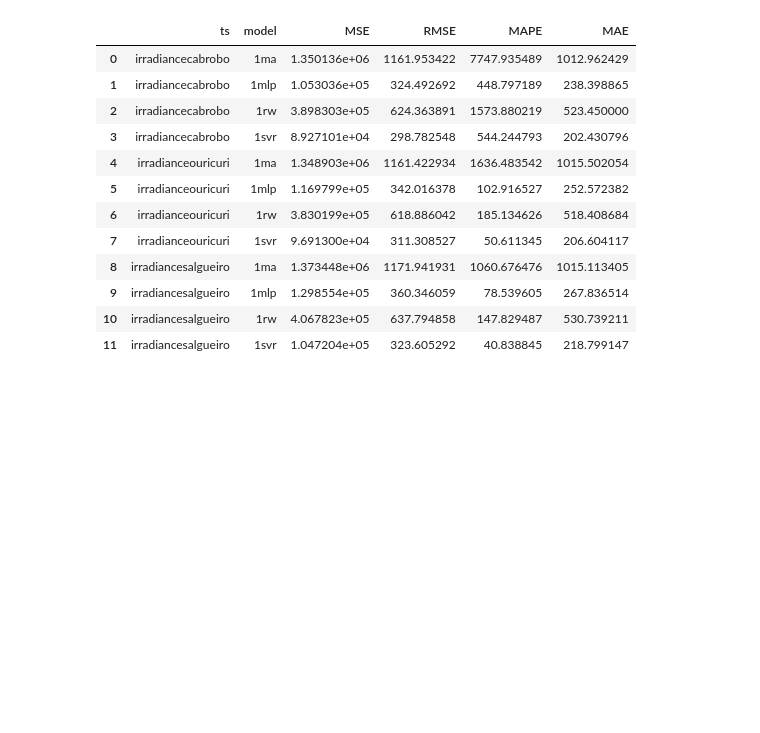
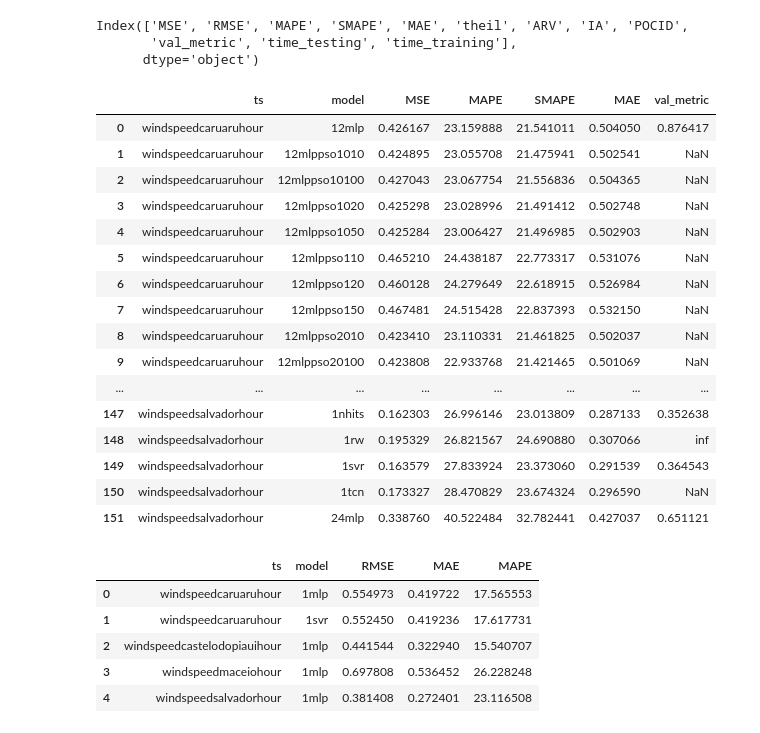
Before and after one commit to domingos108/experiments, a Jupyter notebook: notebook/calculate_metrics.ipynb, the cells around one changed output. Drawn from its saved outputs; the diff is of its cells as text; code cells hidden in the pictures; blank space fills up the shorter version.

```diff
--- a/notebook/calculate_metrics.ipynb
+++ b/notebook/calculate_metrics.ipynb
@@ -5,6 +5,6 @@ from metrics import metrics
 from model import generics
 from scipy.stats import wilcoxon
 pd.set_option('display.max_rows', 2000)
-
+pd.set_option('display.max_columns', 2000)
 %load_ext autoreload
 %autoreload 2
@@ -11,4 +14,4 @@ pd.set_option('display.max_rows', 2000)
 # %%
-experiment_id = 'irradiance'
+experiment_id = 'hourwindspeed'
 # %%
-df_mean_metrics, df_all_metrics, df_prevs = metrics.open_fold_result(experiment_id)
+df_mean_metrics, df_all_metrics, df_prevs = metrics.open_fold_result(experiment_id, normalize=False)
@@ -14,0 +34,26 @@ df_mean_metrics, df_all_metrics, df_prevs = metrics.open_fold_result(experiment_
+# %%
+df_mean_metrics.columns
+# %% [output]
+Index(['MSE', 'RMSE', 'MAPE', 'SMAPE', 'MAE', 'theil', 'ARV', 'IA', 'POCID',
+       'val_metric', 'time_testing', 'time_training'],
+      dtype='object')
+# %%
+df_mean_metrics.reset_index().sort_values(['ts', 'model'])[['ts', 'model', "MSE", 'MAPE', 'SMAPE', 'MAE', 'val_metric']]
+# %% [output]
+|  | ts | model | MSE | MAPE | SMAPE | MAE | val_metric |
+| 0 | windspeedcaruaruhour | 12mlp | 0.426167 | 23.159888 | 21.541011 | 0.504050 | 0.876417 |
+| 1 | windspeedcaruaruhour | 12mlppso1010 | 0.424895 | 23.055708 | 21.475941 | 0.502541 | NaN |
+| 2 | windspeedcaruaruhour | 12mlppso10100 | 0.427043 | 23.067754 | 21.556836 | 0.504365 | NaN |
+| 3 | windspeedcaruaruhour | 12mlppso1020 | 0.425298 | 23.028996 | 21.491412 | 0.502748 | NaN |
+| 4 | windspeedcaruaruhour | 12mlppso1050 | 0.425284 | 23.006427 | 21.496985 | 0.502903 | NaN |
+| 5 | windspeedcaruaruhour | 12mlppso110 | 0.465210 | 24.438187 | 22.773317 | 0.531076 | NaN |
+| 6 | windspeedcaruaruhour | 12mlppso120 | 0.460128 | 24.279649 | 22.618915 | 0.526984 | NaN |
+| 7 | windspeedcaruaruhour | 12mlppso150 | 0.467481 | 24.515428 | 22.837393 | 0.532150 | NaN |
+| 8 | windspeedcaruaruhour | 12mlppso2010 | 0.423410 | 23.110331 | 21.461825 | 0.502037 | NaN |
+| 9 | windspeedcaruaruhour | 12mlppso20100 | 0.423808 | 22.933768 | 21.421465 | 0.501069 | NaN |
+| ... | ... | ... | ... | ... | ... | ... | ... |
+| 147 | windspeedsalvadorhour | 1nhits | 0.162303 | 26.996146 | 23.013809 | 0.287133 | 0.352638 |
+| 148 | windspeedsalvadorhour | 1rw | 0.195329 | 26.821567 | 24.690880 | 0.307066 | inf |
+| 149 | windspeedsalvadorhour | 1svr | 0.163579 | 27.833924 | 23.373060 | 0.291539 | 0.364543 |
+| 150 | windspeedsalvadorhour | 1tcn | 0.173327 | 28.470829 | 23.674324 | 0.296590 | NaN |
+| 151 | windspeedsalvadorhour | 24mlp | 0.338760 | 40.522484 | 32.782441 | 0.427037 | 0.651121 |
@@ -15,21 +71,13 @@ df_mean_metrics, df_all_metrics, df_prevs = metrics.open_fold_result(experiment_
 # %%
-df_mean_metrics.reset_index().sort_values(by=['ts', 'model'])[
-    ['ts', 'model', 'MSE' ,'RMSE',	'MAPE', 'MAE']
-] #721.123525	26.853743	63.562772	20.192241
+#df_mean_metrics[filters.values].reset_index().sort_values(by=['ts', 'model'])[['ts', 'model', 'RMSE', 'SMAPE', 'MAE']]
+df_mean_metrics.reset_index().sort_values(by=['ts', 'model'])[['ts', 'model', 'RMSE',  'MAE' ,'MAPE']]
 # %% [output]
-|  | ts | model | MSE | RMSE | MAPE | MAE |
-| 0 | irradiancecabrobo | 1ma | 1.350136e+06 | 1161.953422 | 7747.935489 | 1012.962429 |
-| 1 | irradiancecabrobo | 1mlp | 1.053036e+05 | 324.492692 | 448.797189 | 238.398865 |
-| 2 | irradiancecabrobo | 1rw | 3.898303e+05 | 624.363891 | 1573.880219 | 523.450000 |
-| 3 | irradiancecabrobo | 1svr | 8.927101e+04 | 298.782548 | 544.244793 | 202.430796 |
-| 4 | irradianceouricuri | 1ma | 1.348903e+06 | 1161.422934 | 1636.483542 | 1015.502054 |
-| 5 | irradianceouricuri | 1mlp | 1.169799e+05 | 342.016378 | 102.916527 | 252.572382 |
-| 6 | irradianceouricuri | 1rw | 3.830199e+05 | 618.886042 | 185.134626 | 518.408684 |
-| 7 | irradianceouricuri | 1svr | 9.691300e+04 | 311.308527 | 50.611345 | 206.604117 |
-| 8 | irradiancesalgueiro | 1ma | 1.373448e+06 | 1171.941931 | 1060.676476 | 1015.113405 |
-| 9 | irradiancesalgueiro | 1mlp | 1.298554e+05 | 360.346059 | 78.539605 | 267.836514 |
-| 10 | irradiancesalgueiro | 1rw | 4.067823e+05 | 637.794858 | 147.829487 | 530.739211 |
-| 11 | irradiancesalgueiro | 1svr | 1.047204e+05 | 323.605292 | 40.838845 | 218.799147 |
+|  | ts | model | RMSE | MAE | MAPE |
+| 0 | windspeedcaruaruhour | 1mlp | 0.554973 | 0.419722 | 17.565553 |
+| 1 | windspeedcaruaruhour | 1svr | 0.552450 | 0.419236 | 17.617731 |
+| 2 | windspeedcastelodopiauihour | 1mlp | 0.441544 | 0.322940 | 15.540707 |
+| 3 | windspeedmaceiohour | 1mlp | 0.697808 | 0.536452 | 26.228248 |
+| 4 | windspeedsalvadorhour | 1mlp | 0.381408 | 0.272401 | 23.116508 |
 # %%
 metric = 'RMSE'
 
```
Also changed, not shown: parts of 14 cells of this notebook, 45 other files.
